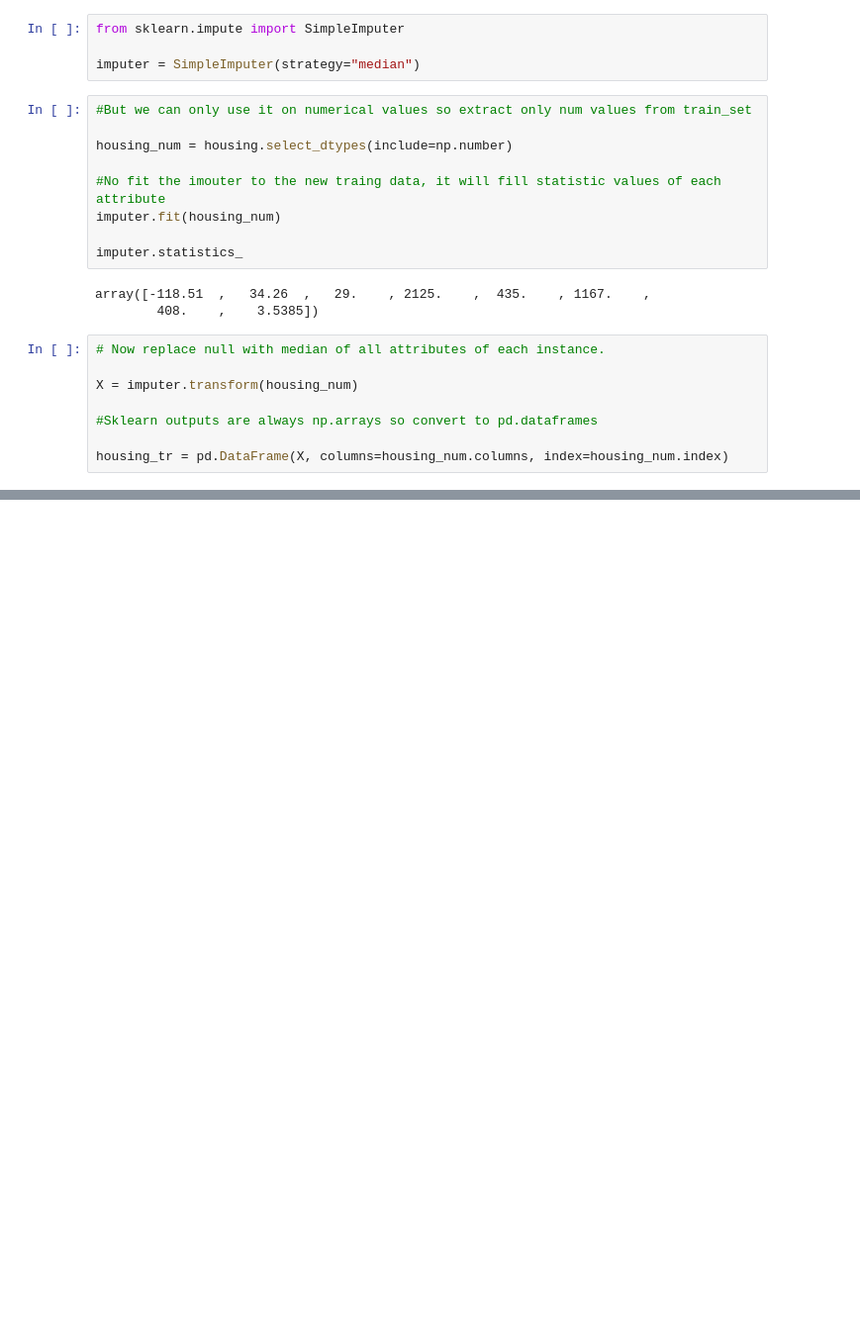
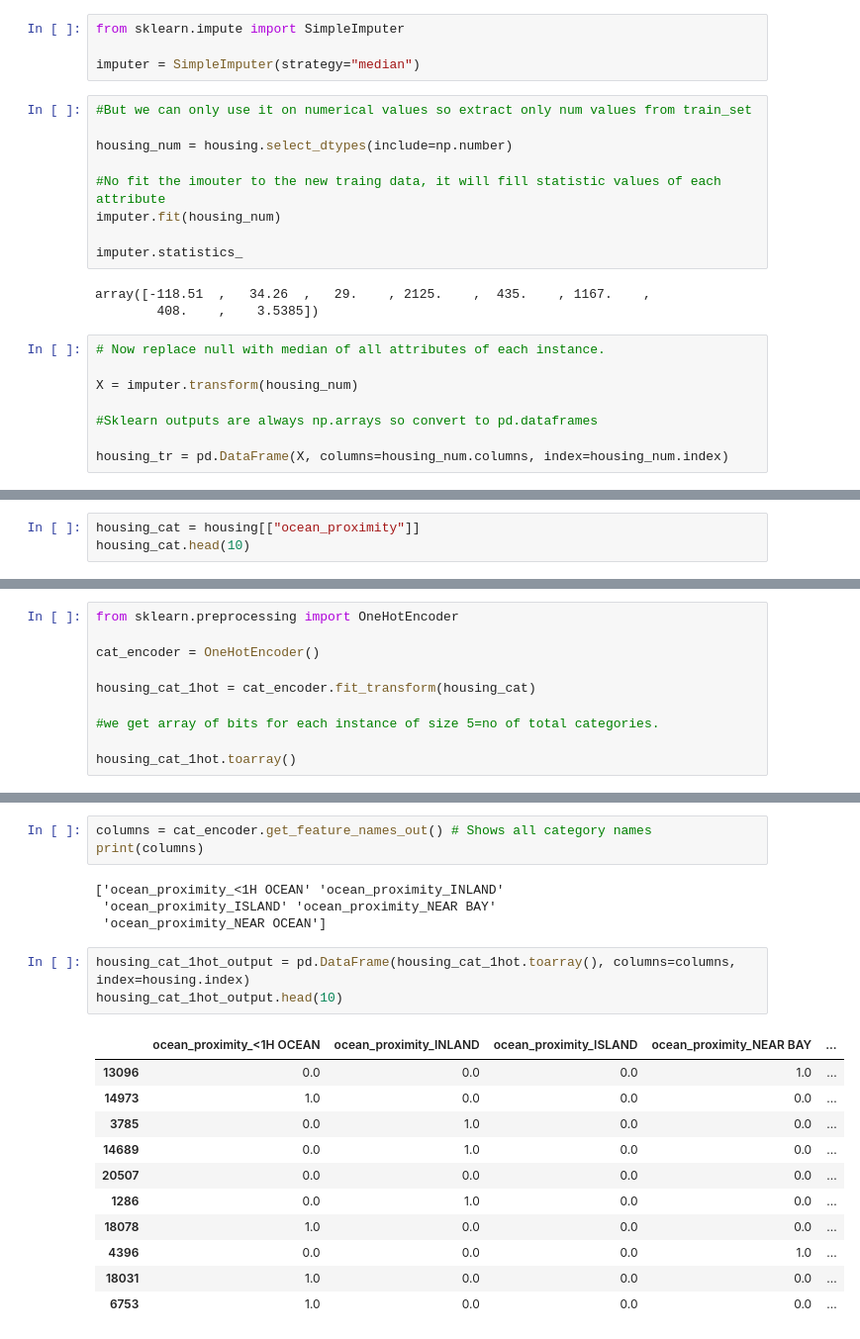
Before and after one commit to AtulKale1011/REALESTATECOMPANY, a Jupyter notebook: test.ipynb, the cells around one changed output, grey strips where cells are left out. Shown at 99% size. Cells and saved outputs as stored; diff of their text form; blank space fills up the shorter version.

Commit message:
handling text and categorical values (ocean_proximity) converted categoried(strings) to binary numbers(0,1)

```diff
--- a/test.ipynb
+++ b/test.ipynb
@@ -266,0 +269,3 @@ housing_tr = pd.DataFrame(X, columns=housing_num.columns, index=housing_num.inde
+# %%
+housing_cat = housing[["ocean_proximity"]]
+housing_cat.head(10)
@@ -266,0 +286,10 @@ housing_tr = pd.DataFrame(X, columns=housing_num.columns, index=housing_num.inde
+# %%
+from sklearn.preprocessing import OneHotEncoder
+
+cat_encoder = OneHotEncoder()
+
+housing_cat_1hot = cat_encoder.fit_transform(housing_cat)
+
+#we get array of bits for each instance of size 5=no of total categories.
+
+housing_cat_1hot.toarray()
@@ -266,0 +316,22 @@ housing_tr = pd.DataFrame(X, columns=housing_num.columns, index=housing_num.inde
+# %%
+columns = cat_encoder.get_feature_names_out() # Shows all category names
+print(columns)
+# %% [output]
+['ocean_proximity_<1H OCEAN' 'ocean_proximity_INLAND'
+ 'ocean_proximity_ISLAND' 'ocean_proximity_NEAR BAY'
+ 'ocean_proximity_NEAR OCEAN']
+# %%
+housing_cat_1hot_output = pd.DataFrame(housing_cat_1hot.toarray(), columns=columns, index=housing.index)
+housing_cat_1hot_output.head(10)
+# %% [output]
+|  | ocean_proximity_<1H OCEAN | ocean_proximity_INLAND | ocean_proximity_ISLAND | ocean_proximity_NEAR BAY | ... |
+| 13096 | 0.0 | 0.0 | 0.0 | 1.0 | ... |
+| 14973 | 1.0 | 0.0 | 0.0 | 0.0 | ... |
+| 3785 | 0.0 | 1.0 | 0.0 | 0.0 | ... |
+| 14689 | 0.0 | 1.0 | 0.0 | 0.0 | ... |
+| 20507 | 0.0 | 0.0 | 0.0 | 0.0 | ... |
+| 1286 | 0.0 | 1.0 | 0.0 | 0.0 | ... |
+| 18078 | 1.0 | 0.0 | 0.0 | 0.0 | ... |
+| 4396 | 0.0 | 0.0 | 0.0 | 1.0 | ... |
+| 18031 | 1.0 | 0.0 | 0.0 | 0.0 | ... |
+| 6753 | 1.0 | 0.0 | 0.0 | 0.0 | ... |
```
Also changed, not shown: parts of 7 cells of this notebook.
